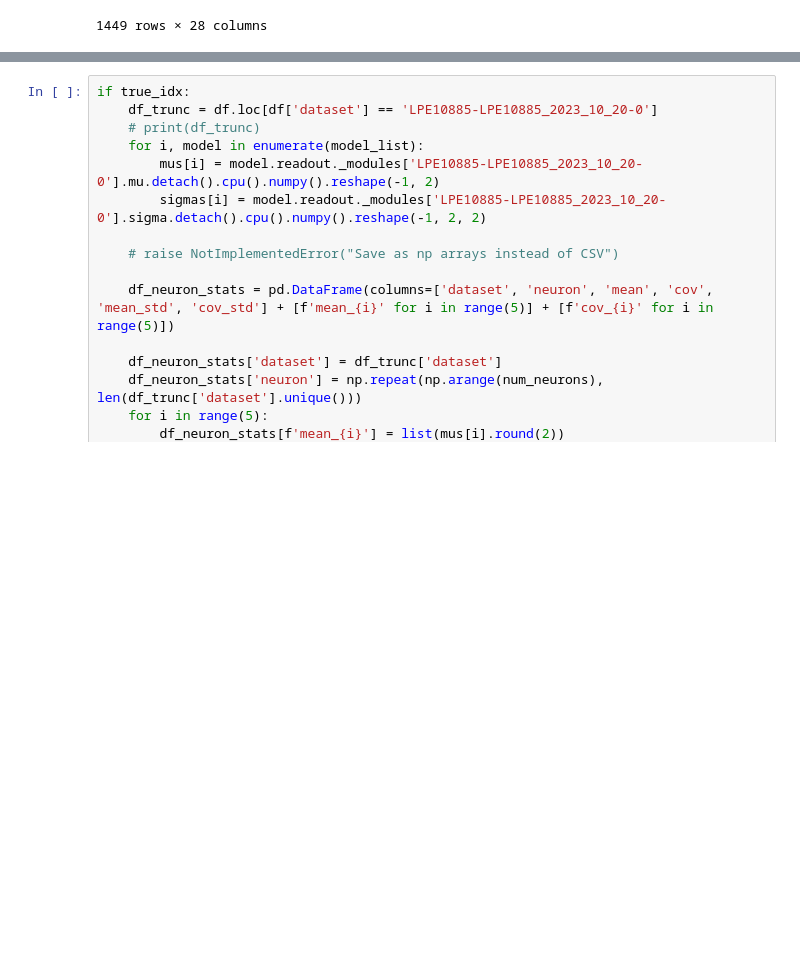
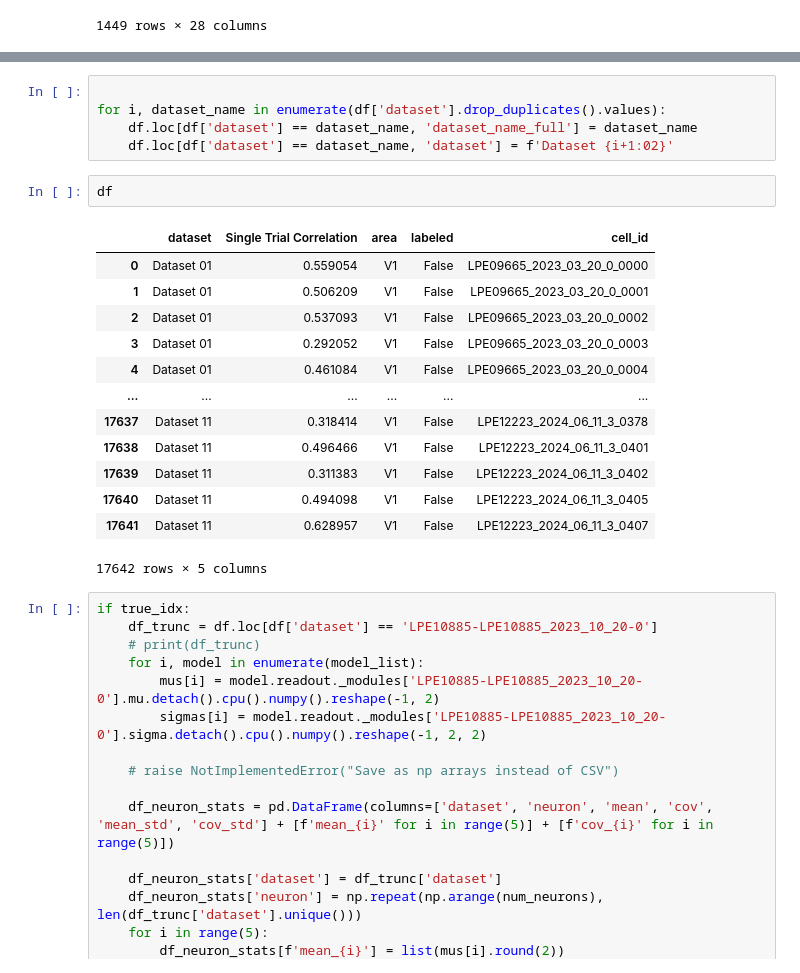
Before and after one commit to matthijsoudelohuis/Petreanu_MEI_generation, a Jupyter notebook: 03_evaluate_and_submit.ipynb, the cells around one changed output, grey strips where cells are left out. Cells and saved outputs as stored; diff of their text form; blank space fills up the shorter version.

```diff
--- a/03_evaluate_and_submit.ipynb
+++ b/03_evaluate_and_submit.ipynb
@@ -218,3 +237,24 @@ celldata
+# %%
+
+for i, dataset_name in enumerate(df['dataset'].drop_duplicates().values):
+    df.loc[df['dataset'] == dataset_name, 'dataset_name_full'] = dataset_name
+    df.loc[df['dataset'] == dataset_name, 'dataset'] = f'Dataset {i+1:02}'
+# %%
+df
+# %% [output]
+|  | dataset | Single Trial Correlation | area | labeled | cell_id |
+| 0 | Dataset 01 | 0.559054 | V1 | False | LPE09665_2023_03_20_0_0000 |
+| 1 | Dataset 01 | 0.506209 | V1 | False | LPE09665_2023_03_20_0_0001 |
+| 2 | Dataset 01 | 0.537093 | V1 | False | LPE09665_2023_03_20_0_0002 |
+| 3 | Dataset 01 | 0.292052 | V1 | False | LPE09665_2023_03_20_0_0003 |
+| 4 | Dataset 01 | 0.461084 | V1 | False | LPE09665_2023_03_20_0_0004 |
+| ... | ... | ... | ... | ... | ... |
+| 17637 | Dataset 11 | 0.318414 | V1 | False | LPE12223_2024_06_11_3_0378 |
+| 17638 | Dataset 11 | 0.496466 | V1 | False | LPE12223_2024_06_11_3_0401 |
+| 17639 | Dataset 11 | 0.311383 | V1 | False | LPE12223_2024_06_11_3_0402 |
+| 17640 | Dataset 11 | 0.494098 | V1 | False | LPE12223_2024_06_11_3_0405 |
+| 17641 | Dataset 11 | 0.628957 | V1 | False | LPE12223_2024_06_11_3_0407 |
+17642 rows × 5 columns
 # %%
 if true_idx:
     df_trunc = df.loc[df['dataset'] == 'LPE10885-LPE10885_2023_10_20-0']
```
Also changed, not shown: parts of 5 cells of this notebook, 16 other files.
